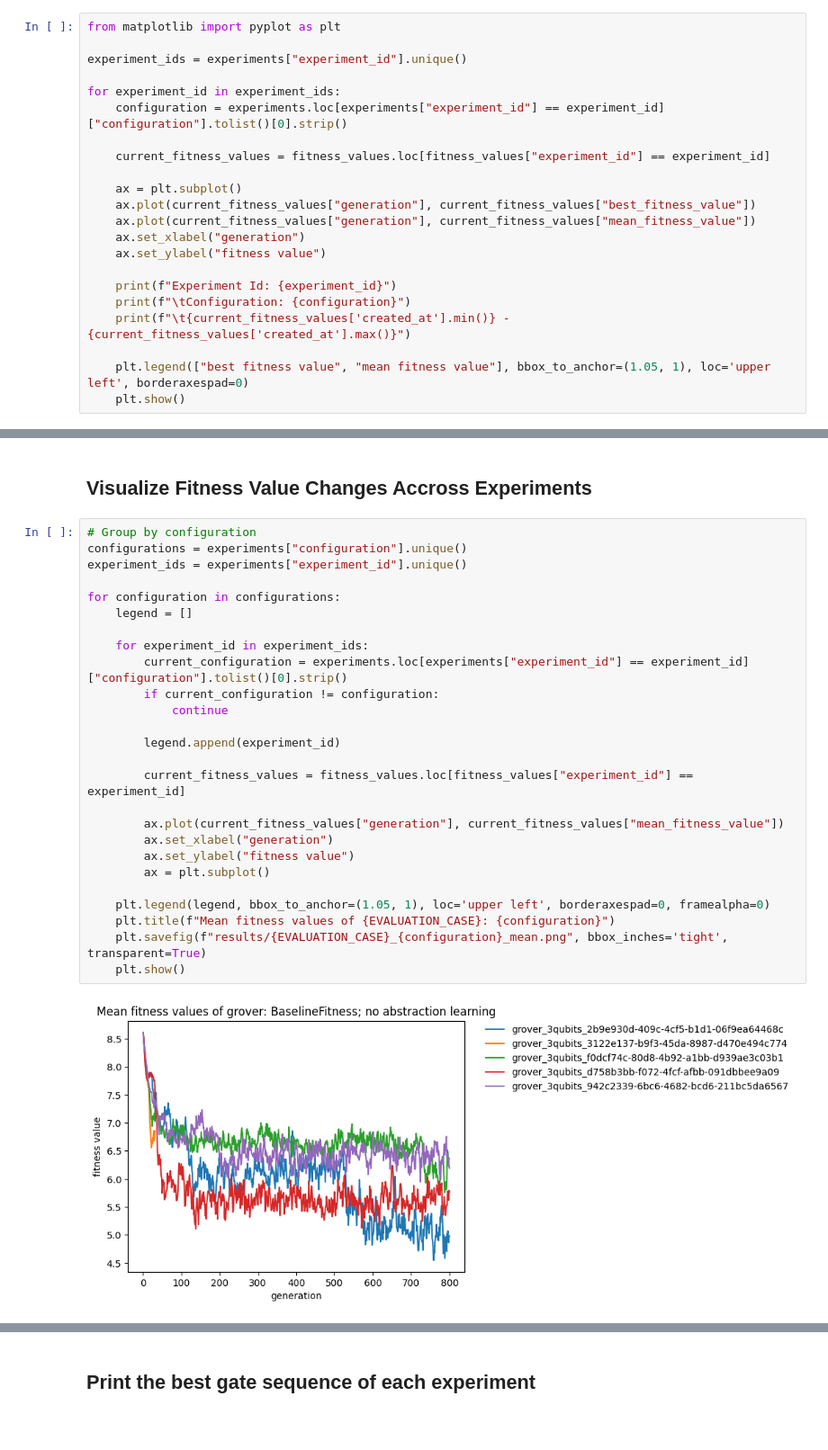
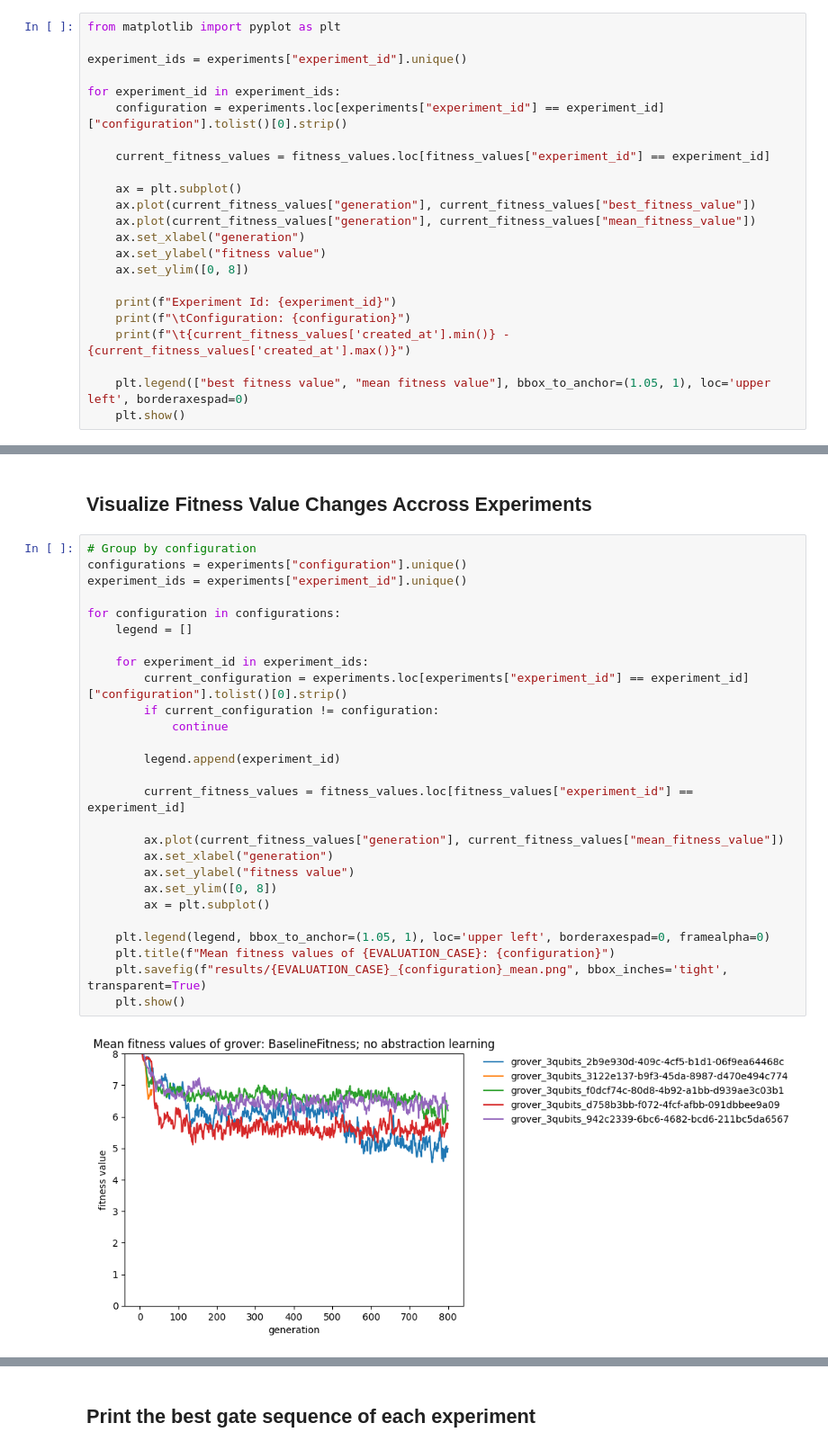
Before and after one commit to westoun/gp4qc, a Jupyter notebook: evaluation.ipynb, the cells around one changed output, grey strips where cells are left out. Shown at 90% size. Saved outputs shown, nothing was run; the diff lists cells and outputs as text; blank space fills up the shorter version.

```diff
--- a/evaluation.ipynb
+++ b/evaluation.ipynb
@@ -105,6 +105,7 @@ for experiment_id in experiment_ids:
     ax.plot(current_fitness_values["generation"], current_fitness_values["mean_fitness_value"])
     ax.set_xlabel("generation")
     ax.set_ylabel("fitness value")
+    ax.set_ylim([0, 8])
 
     print(f"Experiment Id: {experiment_id}")
     print(f"\tConfiguration: {configuration}")
@@ -143,28 +144,29 @@ Experiment Id: grover_3qubits_22c921d5-c906-4c42-98d8-b26dc2b4fc16
 # %%
 # Group by configuration
 configurations = experiments["configuration"].unique()
 experiment_ids = experiments["experiment_id"].unique()
 
 for configuration in configurations:
     legend = []
 
     for experiment_id in experiment_ids:
         current_configuration = experiments.loc[experiments["experiment_id"] == experiment_id]["configuration"].tolist()[0].strip()
         if current_configuration != configuration:
             continue
 
         legend.append(experiment_id)
 
         current_fitness_values = fitness_values.loc[fitness_values["experiment_id"] == experiment_id]
 
         ax.plot(current_fitness_values["generation"], current_fitness_values["mean_fitness_value"])
         ax.set_xlabel("generation")
         ax.set_ylabel("fitness value")
+        ax.set_ylim([0, 8])
         ax = plt.subplot()
 
     plt.legend(legend, bbox_to_anchor=(1.05, 1), loc='upper left', borderaxespad=0, framealpha=0)
     plt.title(f"Mean fitness values of {EVALUATION_CASE}: {configuration}")
     plt.savefig(f"results/{EVALUATION_CASE}_{configuration}_mean.png", bbox_inches='tight', transparent=True)
     plt.show()
 # %% [output]
-[figure, old version]
+[figure, new version]
```
Also changed, not shown: parts of 3 cells of this notebook.
